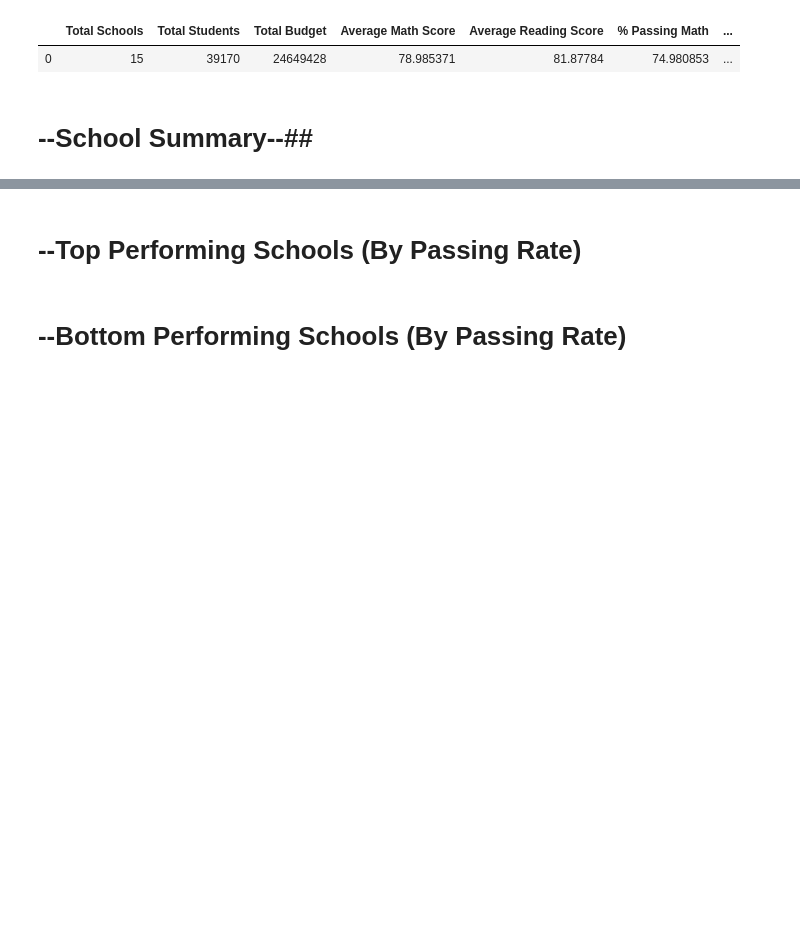
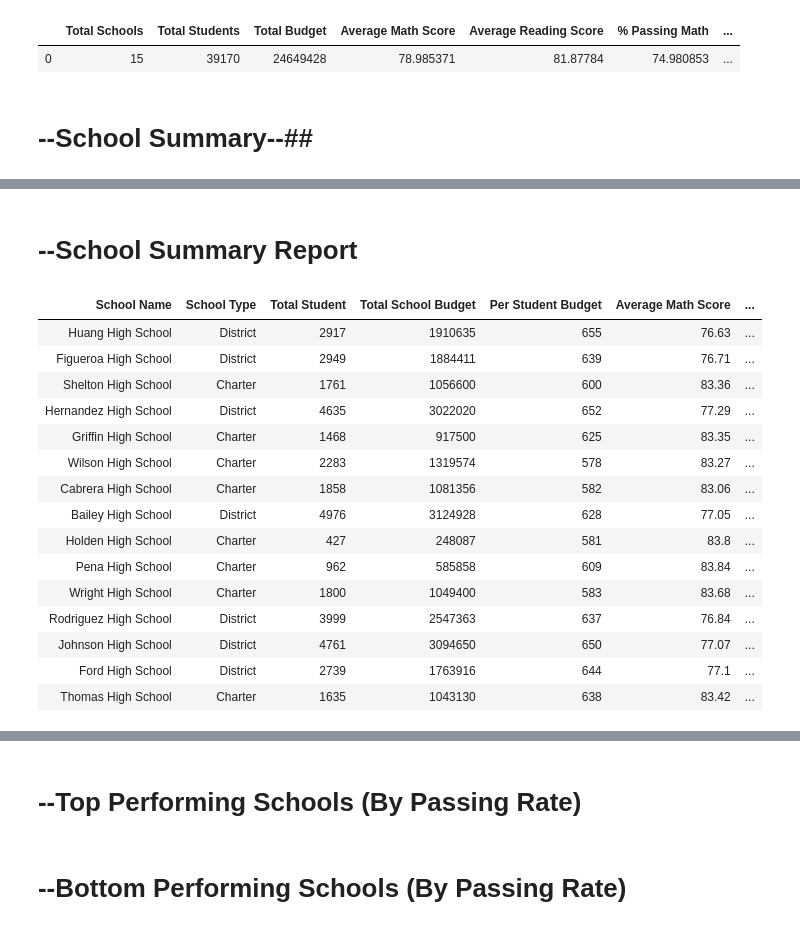
Before and after one commit to PanaratDuke/pandas-challenge, a Jupyter notebook: PyCitySchools.ipynb, the cells around one changed output, grey strips where cells are left out. Cells and saved outputs as stored; diff of their text form; code cells hidden in the pictures; blank space fills up the shorter version.

Commit message:
Finish with bugs - School Summary Report, Math Score by Grade, Scores by School Spending, school size and shool type

```diff
--- a/PyCitySchools.ipynb
+++ b/PyCitySchools.ipynb
@@ -208,17 +148,12 @@ school_sum.describe()
 # %%
-#--GroupBy data
-grouped_schools = school_sum.groupby("school_name", as_index=False).agg({'reading_score':'mean',
+#--GroupBy data to find count, mean, and sum in dataframe
+grouped_schools = school_sum.groupby("school_name", as_index=False).agg({'student_name':'count',
+                                                                         'reading_score':'mean',
                                                                          'math_score':'mean',
                                                                          'reading_pass':'mean',
                                                                          'math_pass':'mean',
+
                                  }).rename(columns={'reading_score':'Average Reading Score',
                                                     'math_score':'Average Math Score',
                                                    })
-# grouped_schools = school_summary_df.groupby("school_name")
-#g_schools_sum = grouped_schools.mean()
-#g_schools_sum.head(14)
-grouped_schools.head(14)
-
-# df = (df.groupby('Name', as_index=False)
-#        .agg({'Missed':'sum', 'Credit':'sum','Grade':'mean'})
-#        .rename(columns={'Missed':'Sum1', 'Credit':'Sum2','Grade':'Average'}))
+# grouped_schools.head()
@@ -299,0 +171,45 @@ school_summary_report.head()
+# %%
+#--Calculate clumn 'Per Student Budget'
+student_count = school_summary_table["budget"]/school_summary_table["size"]
+school_summary_table['student_per_budget'] = student_count
+# school_summary_table.head()
+# %% [markdown]
+# --School Summary Report
+# %%
+#--Select Column in dataframe and organize columns
+school_summary_table1 = school_summary_table[["school_name","type","size",
+                                              "budget","student_per_budget",
+                                               'Average Math Score','Average Reading Score',
+                                               '% Passing Math','% Passing Reading',
+                                                '% Overall Passing Rate']]
+#--Format numeric to two decimals
+school_summary_table2=school_summary_table1.round({'Average Math Score':2,'Average Reading Score':2,
+                                               '% Passing Math':2,'% Passing Reading':2,
+                                                '% Overall Passing Rate':2})
+#--Rename the columns
+school_summary_report=school_summary_table2.rename(columns ={'school_name':'School Name',
+                                                            'type':'School Type',
+                                                            'size':'Total Student',
+                                                             'budget':'Total School Budget',
+                                                            'student_per_budget':'Per Student Budget'
+                                                             })
+#--Print by hiding index
+school_summary_report.style.hide_index()
+# school_summary_report.head()
+# %% [output]
+| School Name | School Type | Total Student | Total School Budget | Per Student Budget | Average Math Score | ... |
+| Huang High School | District | 2917 | 1910635 | 655 | 76.63 | ... |
+| Figueroa High School | District | 2949 | 1884411 | 639 | 76.71 | ... |
+| Shelton High School | Charter | 1761 | 1056600 | 600 | 83.36 | ... |
+| Hernandez High School | District | 4635 | 3022020 | 652 | 77.29 | ... |
+| Griffin High School | Charter | 1468 | 917500 | 625 | 83.35 | ... |
+| Wilson High School | Charter | 2283 | 1319574 | 578 | 83.27 | ... |
+| Cabrera High School | Charter | 1858 | 1081356 | 582 | 83.06 | ... |
+| Bailey High School | District | 4976 | 3124928 | 628 | 77.05 | ... |
+| Holden High School | Charter | 427 | 248087 | 581 | 83.8 | ... |
+| Pena High School | Charter | 962 | 585858 | 609 | 83.84 | ... |
+| Wright High School | Charter | 1800 | 1049400 | 583 | 83.68 | ... |
+| Rodriguez High School | District | 3999 | 2547363 | 637 | 76.84 | ... |
+| Johnson High School | District | 4761 | 3094650 | 650 | 77.07 | ... |
+| Ford High School | District | 2739 | 1763916 | 644 | 77.1 | ... |
+| Thomas High School | Charter | 1635 | 1043130 | 638 | 83.42 | ... |
```
Also changed, not shown: parts of 43 cells of this notebook, 1 other file.
